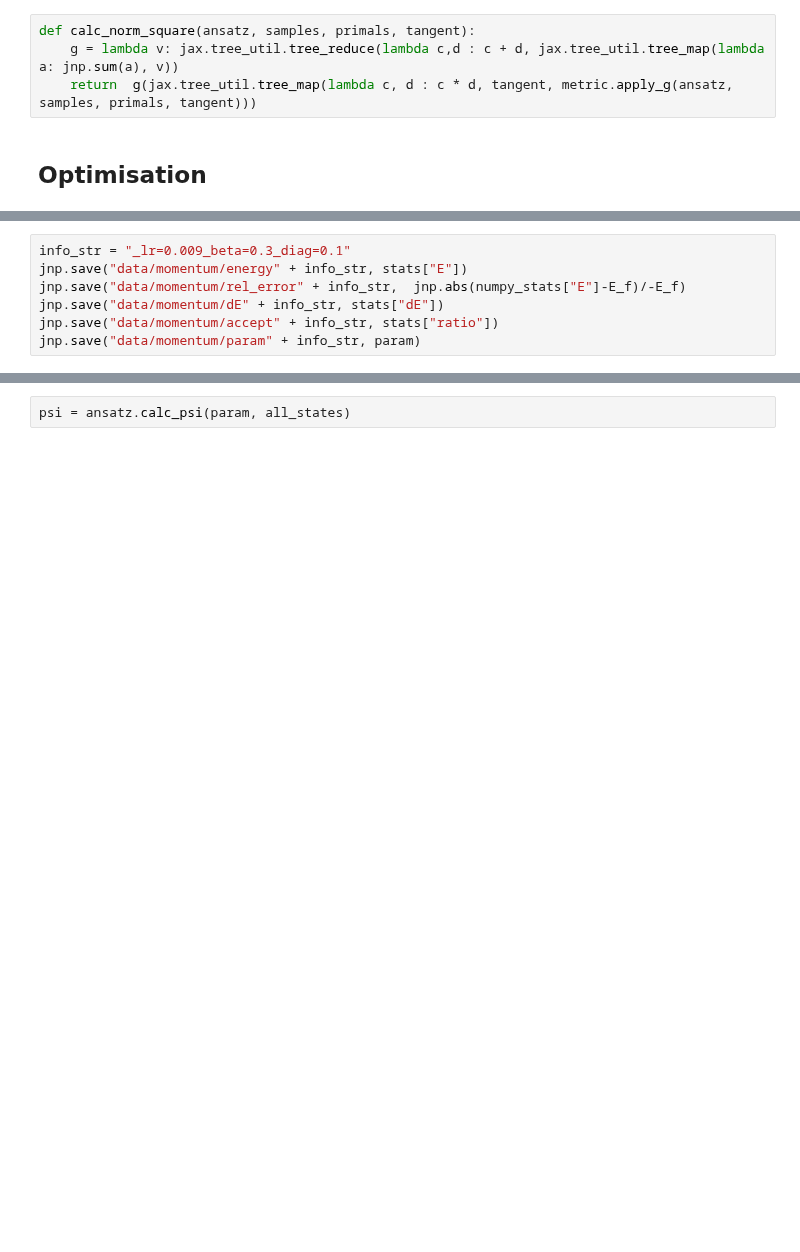
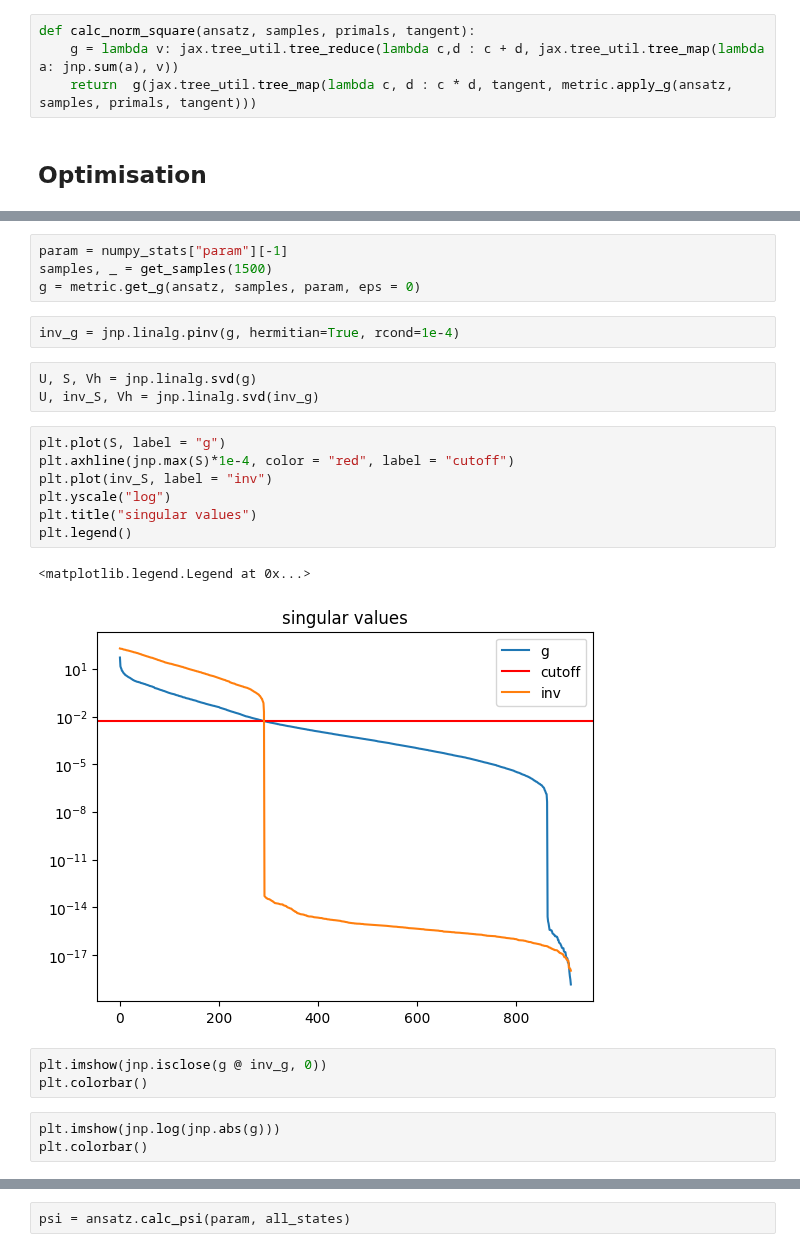
Before and after one commit to evanwonisch/NeuralQuantumStates, a Jupyter notebook: run/heisenberg/heisenberg_4x4_anti_chain_momentum.ipynb, the cells around one changed output, grey strips where cells are left out. Saved outputs shown, nothing was run; the diff lists cells and outputs as text; blank space fills up the shorter version.

```diff
--- a/run/heisenberg/heisenberg_4x4_anti_chain_momentum.ipynb
+++ b/run/heisenberg/heisenberg_4x4_anti_chain_momentum.ipynb
@@ -328,10 +363,28 @@ f.tight_layout()
-# %%
-info_str = "_lr=0.009_beta=0.3_diag=0.1"
-jnp.save("data/momentum/energy" + info_str, stats["E"])
-jnp.save("data/momentum/rel_error" + info_str,  jnp.abs(numpy_stats["E"]-E_f)/-E_f)
-jnp.save("data/momentum/dE" + info_str, stats["dE"])
-jnp.save("data/momentum/accept" + info_str, stats["ratio"])
-jnp.save("data/momentum/param" + info_str, param)
+# %%
+param = numpy_stats["param"][-1]
+samples, _ = get_samples(1500)
+g = metric.get_g(ansatz, samples, param, eps = 0)
+# %%
+inv_g = jnp.linalg.pinv(g, hermitian=True, rcond=1e-4)
+# %%
+U, S, Vh = jnp.linalg.svd(g)
+U, inv_S, Vh = jnp.linalg.svd(inv_g)
+# %%
+plt.plot(S, label = "g")
+plt.axhline(jnp.max(S)*1e-4, color = "red", label = "cutoff")
+plt.plot(inv_S, label = "inv")
+plt.yscale("log")
+plt.title("singular values")
+plt.legend()
+# %% [output]
+<matplotlib.legend.Legend at 0x...>
+[figure, added]
+# %%
+plt.imshow(jnp.isclose(g @ inv_g, 0))
+plt.colorbar()
+# %%
+plt.imshow(jnp.log(jnp.abs(g)))
+plt.colorbar()
 # %%
 N = 30000
 key, _ = jax.random.split(key)
```
Also changed, not shown: parts of 10 cells of this notebook, 7 other files.
